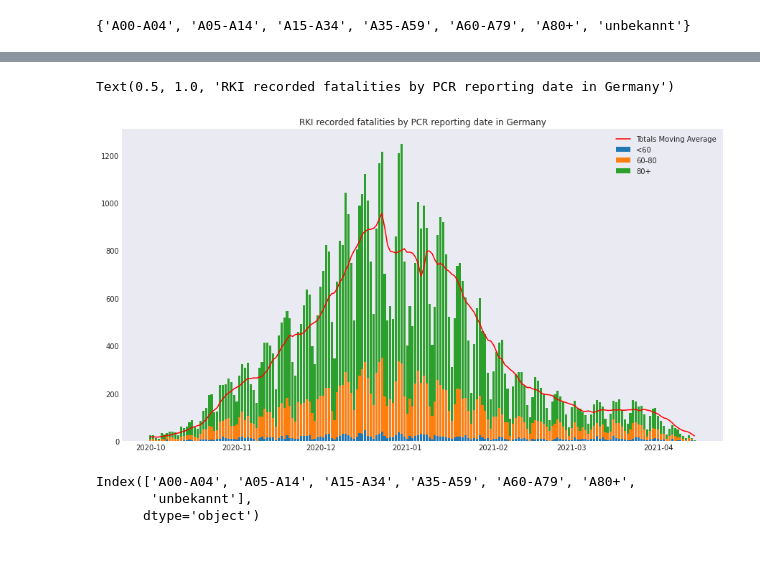
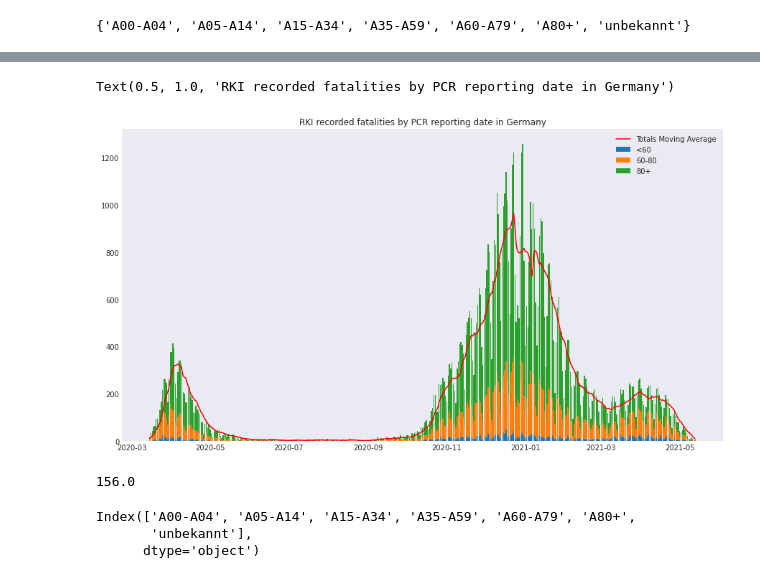
Before and after one commit to JakobRohrhirsch/COVID-19-JHU-CSSE-Analysis, a Jupyter notebook: COVID-19 RKI Analysis.ipynb, the cells around one changed output, grey strips where cells are left out. Drawn from its saved outputs; the diff is of its cells as text; code cells hidden in the pictures.

```diff
--- a/COVID-19 RKI Analysis.ipynb
+++ b/COVID-19 RKI Analysis.ipynb
@@ -338,21 +379,25 @@ rki.NewDeath['03-01-2020':].plot.bar()
 # %%
 df = pd.DataFrame({'<60':rki_under60.NewDeathRKI, '60-80':rki_60to80.NewDeathRKI, '80+':rki80.NewDeathRKI})
 df.fillna(0, inplace=True)
 #df['10-01-2020':].plot.bar(label='Fatalities under 60 years', stacked=True)
-start_date = '10-01-2020'
+start_date = '03-15-2020'
 x = rki[start_date:].index
 plt.bar(x, rki_under60.NewDeathRKI[start_date:], label='<60')
 offset = rki_under60.NewDeathRKI[start_date:]
 plt.bar(x, rki_60to80.NewDeathRKI[start_date:], label='60-80', bottom=offset)
 offset = rki_under60.NewDeathRKI[start_date:] + rki_60to80.NewDeathRKI[start_date:]
 plt.bar(x, rki80.NewDeathRKI[start_date:], label='80+', bottom=offset)
 #plt.bar(x, rki80.NewDeathRKI[start_date:], label='New Cases')
 plt.plot(x, rki.NewDeathRKI.rolling(7).sum()[start_date:] / 7, label='Totals Moving Average', color='red')
 plt.legend(loc='best')
 plt.title('RKI recorded fatalities by PCR reporting date in Germany')
 # %% [output]
 Text(0.5, 1.0, 'RKI recorded fatalities by PCR reporting date in Germany')
-[figure, old version]
+[figure, new version]
+# %%
+rki.NewDeathRKI['03-01-2021':'03-01-2021'].sum()
+# %% [output]
+156.0
 # %%
 age_groups_df.columns
 # %% [output]
```
Also changed, not shown: parts of 37 cells of this notebook.
